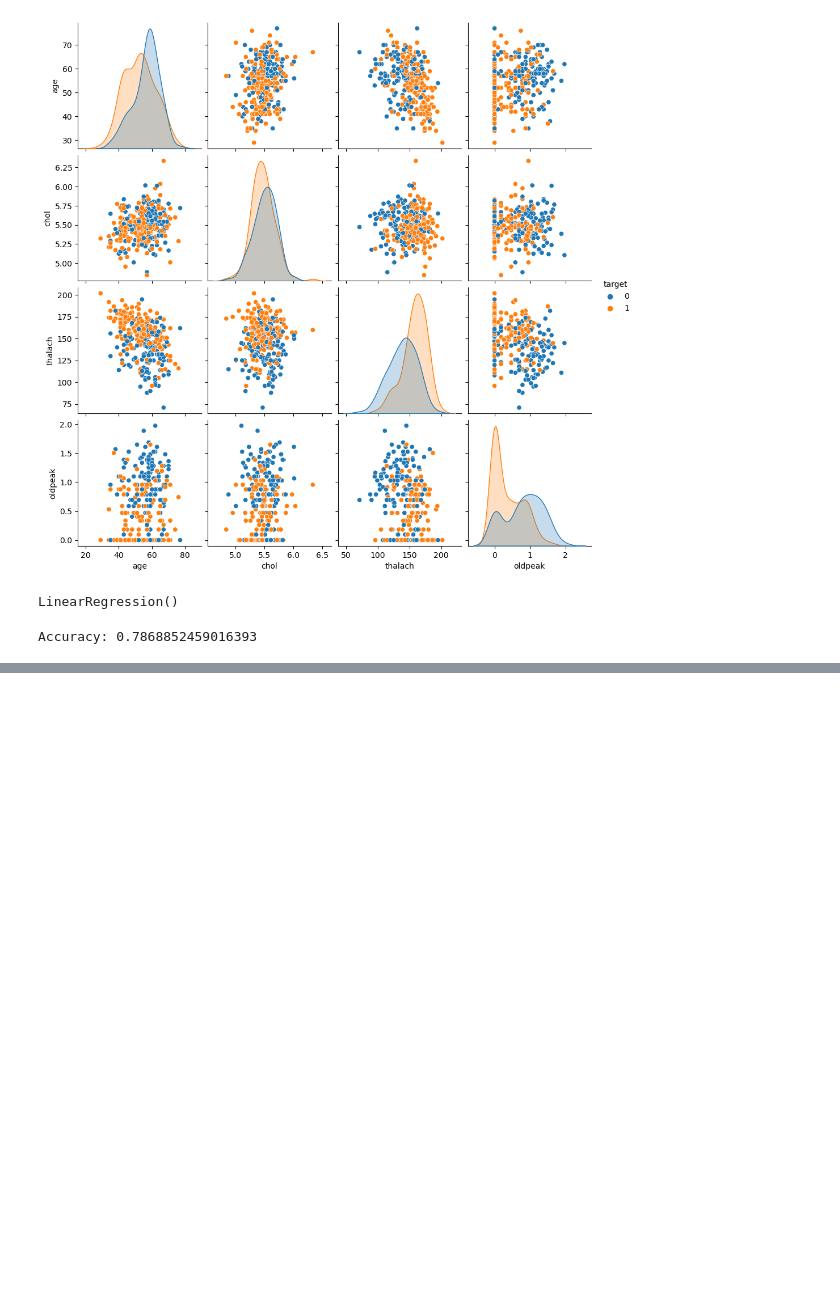
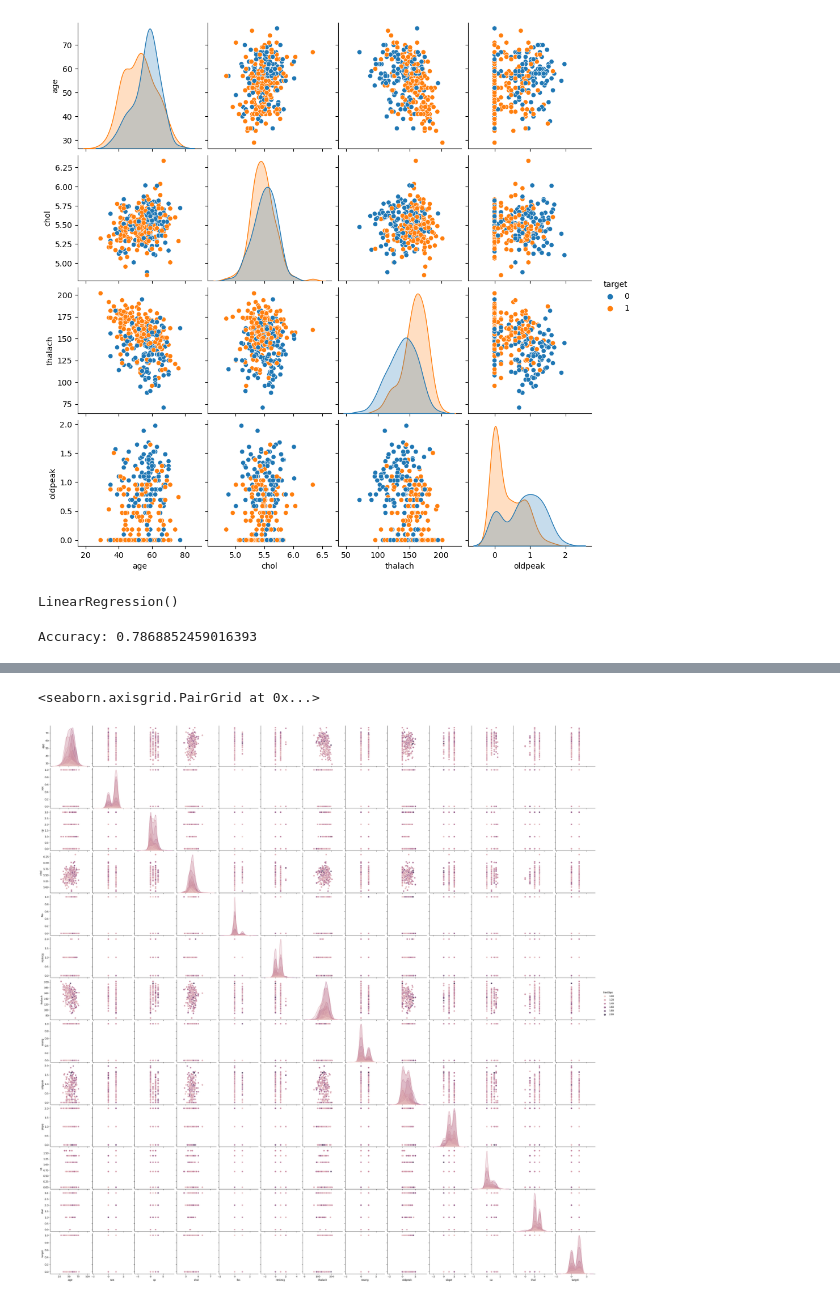
Before and after one commit to CHARAN9606/Take_It_Smart, a Jupyter notebook: Heart_disease.ipynb, the cells around one changed output, grey strips where cells are left out. Drawn from its saved outputs; the diff is of its cells as text; code cells hidden in the pictures; blank space fills up the shorter version.

```diff
--- a/Heart_disease.ipynb
+++ b/Heart_disease.ipynb
@@ -136,0 +216,5 @@ Accuracy: 0.7868852459016393
+# %%
+sns.pairplot(df,hue='trestbps')
+# %% [output]
+<seaborn.axisgrid.PairGrid at 0x...>
+[figure, added]
```
Also changed, not shown: parts of 28 cells of this notebook, 2 other files.
